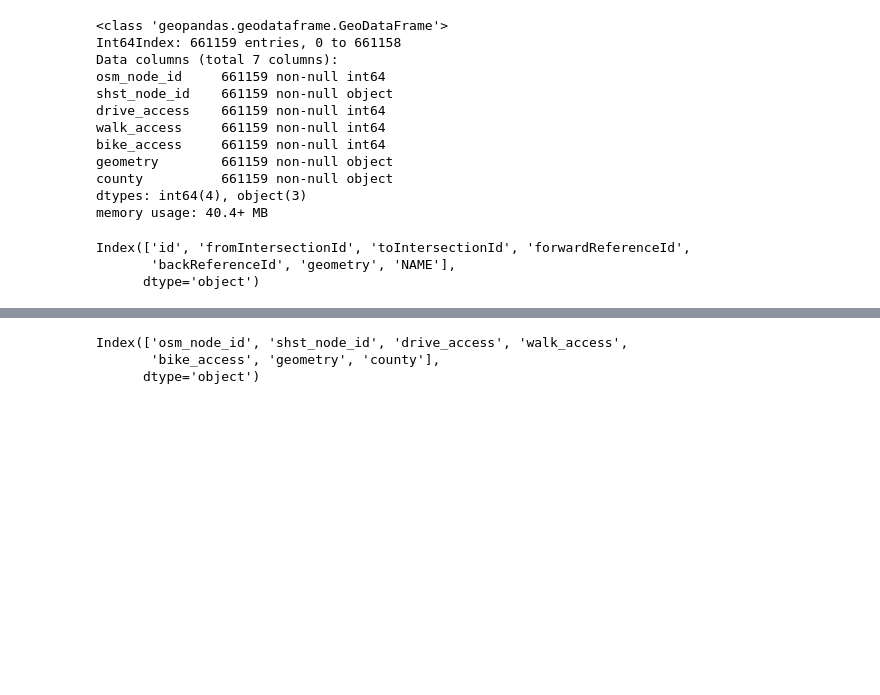
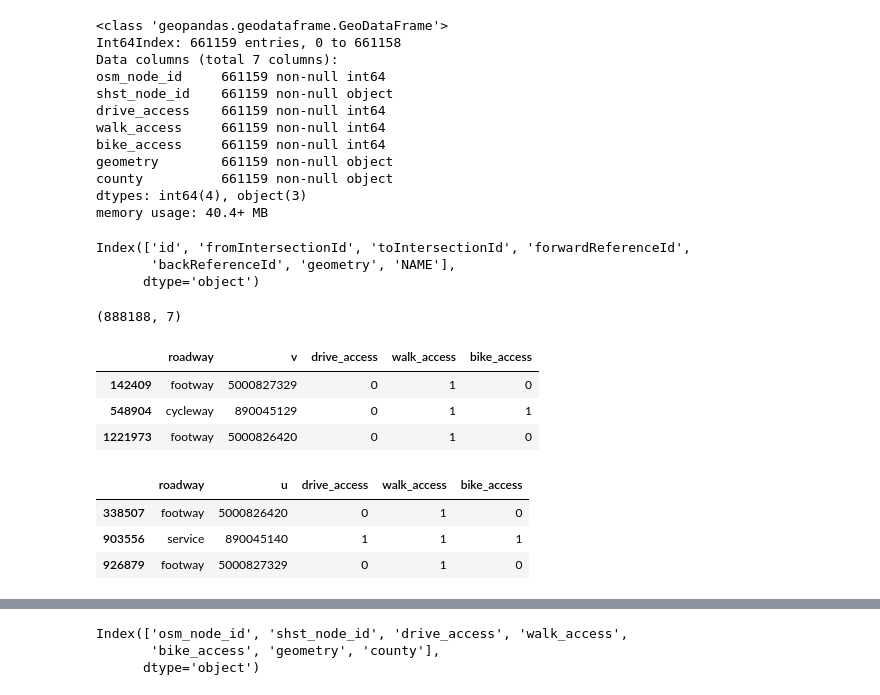
Before and after one commit to BayAreaMetro/travel-model-two-networks, a Jupyter notebook: notebooks/pipeline/step5_tidy_roadway.ipynb, the cells around one changed output, grey strips where cells are left out. Cells and saved outputs as stored; diff of their text form; code cells hidden in the pictures; blank space fills up the shorter version.

```diff
--- a/notebooks/pipeline/step5_tidy_roadway.ipynb
+++ b/notebooks/pipeline/step5_tidy_roadway.ipynb
@@ -266,6 +266,24 @@ shape_MPO_gdf.columns
 Index(['id', 'fromIntersectionId', 'toIntersectionId', 'forwardReferenceId',
        'backReferenceId', 'geometry', 'NAME'],
       dtype='object')
+# %%
+shape_MPO_gdf.shape
+# %% [output]
+(888188, 7)
+# %%
+link_df[link_df.u == 5372055804][["roadway", "v", "drive_access", "walk_access", "bike_access"]]
+# %% [output]
+|  | roadway | v | drive_access | walk_access | bike_access |
+| 142409 | footway | 5000827329 | 0 | 1 | 0 |
+| 548904 | cycleway | 890045129 | 0 | 1 | 1 |
+| 1221973 | footway | 5000826420 | 0 | 1 | 0 |
+# %%
+link_df[link_df.v == 5372055804][["roadway", "u", "drive_access", "walk_access", "bike_access"]]
+# %% [output]
+|  | roadway | u | drive_access | walk_access | bike_access |
+| 338507 | footway | 5000826420 | 0 | 1 | 0 |
+| 903556 | service | 890045140 | 1 | 1 | 1 |
+| 926879 | footway | 5000827329 | 0 | 1 | 0 |
 # %%
 link_MPO_df = link_df[link_df.shstGeometryId.isin(shape_MPO_gdf.id.tolist())].copy()
 
```
Also changed, not shown: parts of 67 cells of this notebook.
